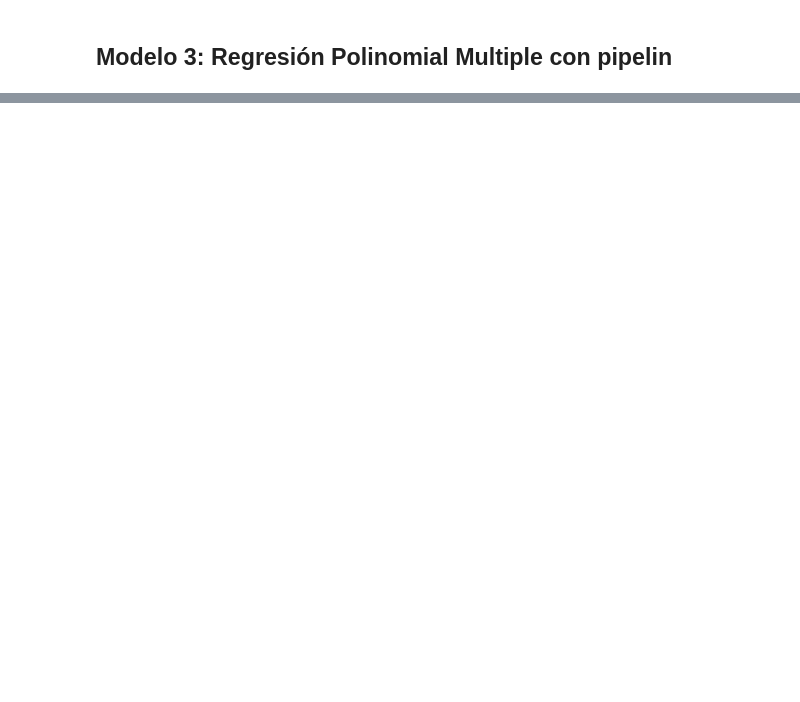
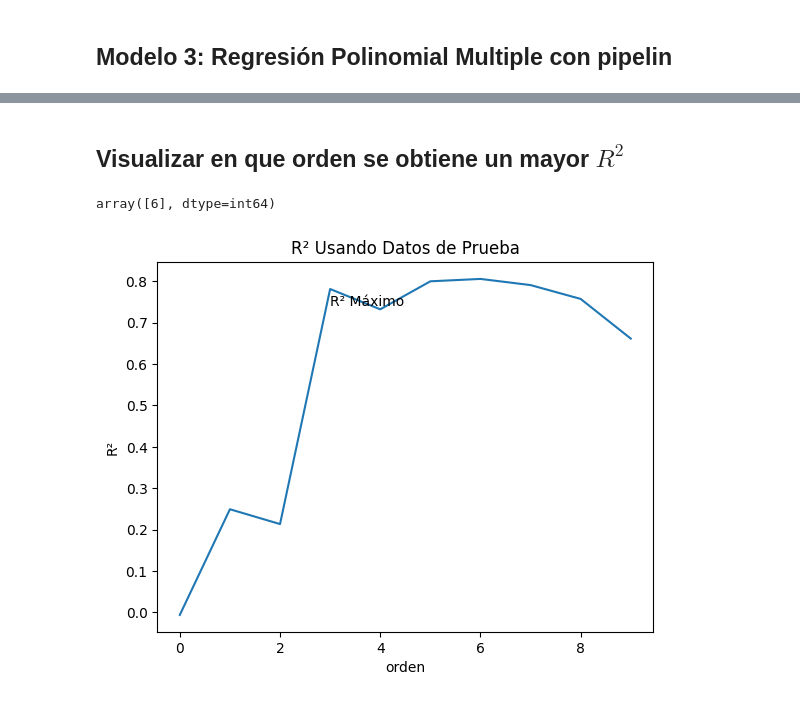
Before and after one commit to Bernardo-f/Tarea-4, a Jupyter notebook: main.ipynb, the cells around one changed output, grey strips where cells are left out. Saved outputs shown, nothing was run; the diff lists cells and outputs as text; code cells hidden in the pictures; blank space fills up the shorter version.

```diff
--- a/main.ipynb
+++ b/main.ipynb
@@ -460,0 +462,9 @@ De los 4 modelos que probamos, el que obtuvo mayor $R^2$ fue el polinomial múlt
+# %%
+
+x_datos = df[['MMIN', 'MMAX']].astype(float)
+y_datos = df["PRP"]
+
+x_entrena, x_prueba, y_entrena, y_prueba = train_test_split(x_datos, y_datos, test_size=0.05, random_state=1)
+
+print("número de muestras de prueba:", x_prueba.shape[0])
+print("número de muestras de entrenamiento:",x_entrena.shape[0])
@@ -460,0 +474,8 @@ De los 4 modelos que probamos, el que obtuvo mayor $R^2$ fue el polinomial múlt
+# %%
+Entrada=[('normalizar',StandardScaler()), ('polinomio', PolynomialFeatures(include_bias=False)), ('modelo',LinearRegression())]
+tuberia=Pipeline(Entrada)
+
+tuberia.fit(x_entrena,y_entrena)
+
+y_tubo=tuberia.predict(x_prueba)
+y_tubo
@@ -460,0 +510,29 @@ De los 4 modelos que probamos, el que obtuvo mayor $R^2$ fue el polinomial múlt
+# %% [markdown]
+## Visualizar en que orden se obtiene un mayor $R^2$
+# %%
+reg_pol = LinearRegression()
+Rcuad_prueba = []
+
+orden = np.arange(10)
+
+for n in orden:
+    poliN = PolynomialFeatures(degree=n)
+
+    x_entrena_poliN = poliN.fit_transform(x_entrena)
+
+    x_prueba_poliN = poliN.transform(x_prueba)
+
+    reg_pol.fit(x_entrena_poliN, y_entrena)
+
+    Rcuad_prueba.append(reg_pol.score(x_prueba_poliN, y_prueba))
+
+plt.plot(orden, Rcuad_prueba)
+plt.xlabel('orden')
+plt.ylabel('R²')
+plt.title('R² Usando Datos de Prueba')
+plt.text(3, 0.74, 'R² Máximo ')
+df = pd.DataFrame(Rcuad_prueba)
+df.idxmax().values
+# %% [output]
+array([6], dtype=int64)
+[figure, added]
```
Also changed, not shown: parts of 12 cells of this notebook.
